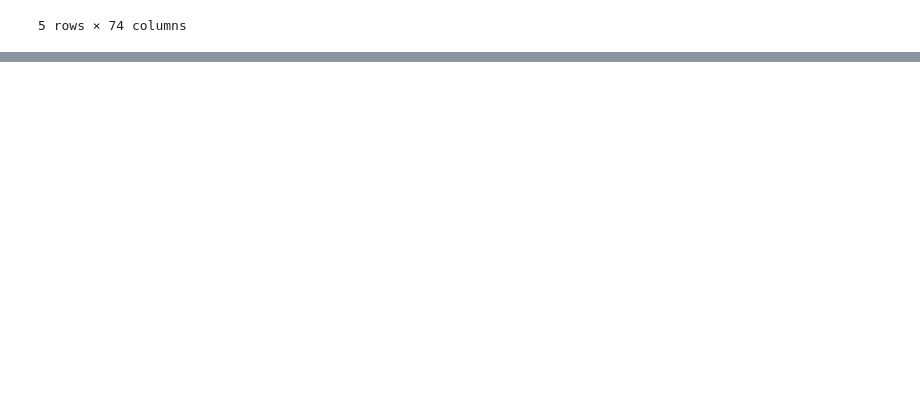
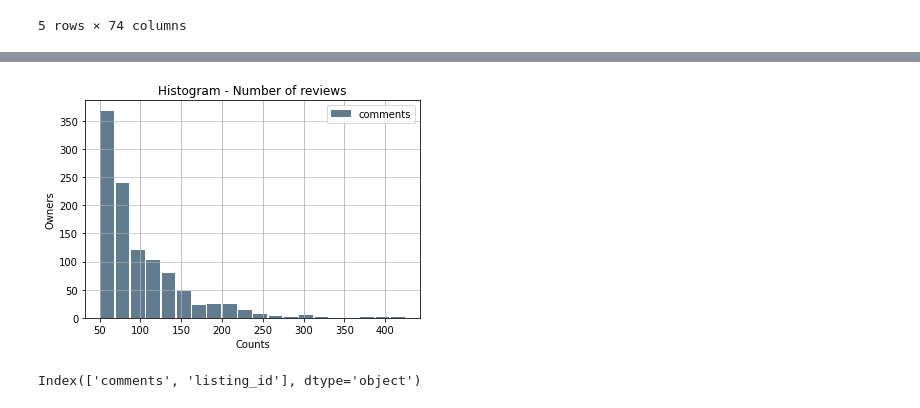
Before and after one commit to dianaionascu15/airbnb-nlp, a Jupyter notebook: airbnb_nlp.ipynb, the cells around one changed output, grey strips where cells are left out. Saved outputs shown, nothing was run; the diff lists cells and outputs as text; code cells hidden in the pictures; blank space fills up the shorter version.

```diff
--- a/airbnb_nlp.ipynb
+++ b/airbnb_nlp.ipynb
@@ -18,0 +128,16 @@ listingDf.head()
+# %%
+## select homes with >= 50 reviews
+df = df[df.comments >= 50] ##1063
+# %%
+# Generate data on commute times.
+size, scale = 1000, 10
+#commutes = pd.Series(np.random.gamma(scale, size=size) ** 1.5)
+
+df.plot.hist(grid=True, bins=20, rwidth=0.9,
+                   color='#607c8e')
+plt.title('Histogram - Number of reviews')
+plt.xlabel('Counts')
+plt.ylabel('Owners')
+plt.grid(axis='y', alpha=0.75)
+# %% [output]
+[figure, added]
@@ -18,0 +147,4 @@ listingDf.head()
+# %%
+df.columns
+# %% [output]
+Index(['comments', 'listing_id'], dtype='object')
```
Also changed, not shown: parts of 20 cells of this notebook.
